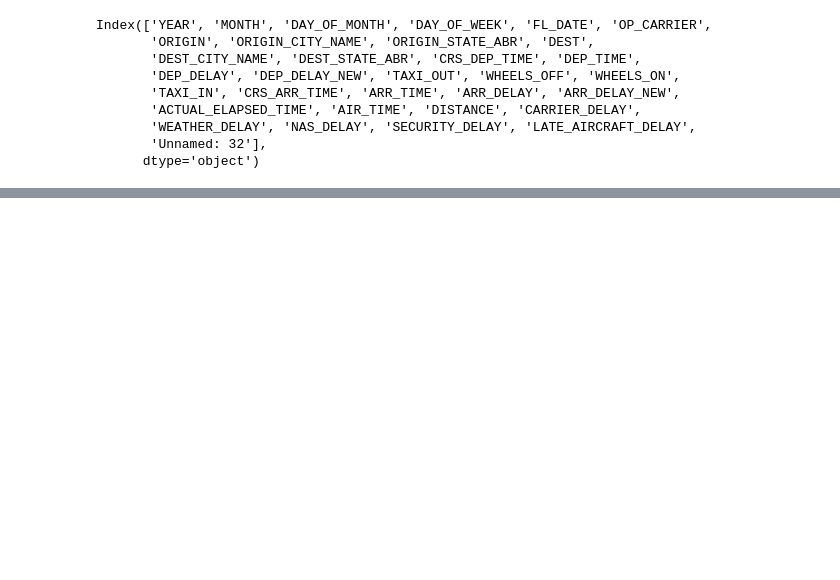
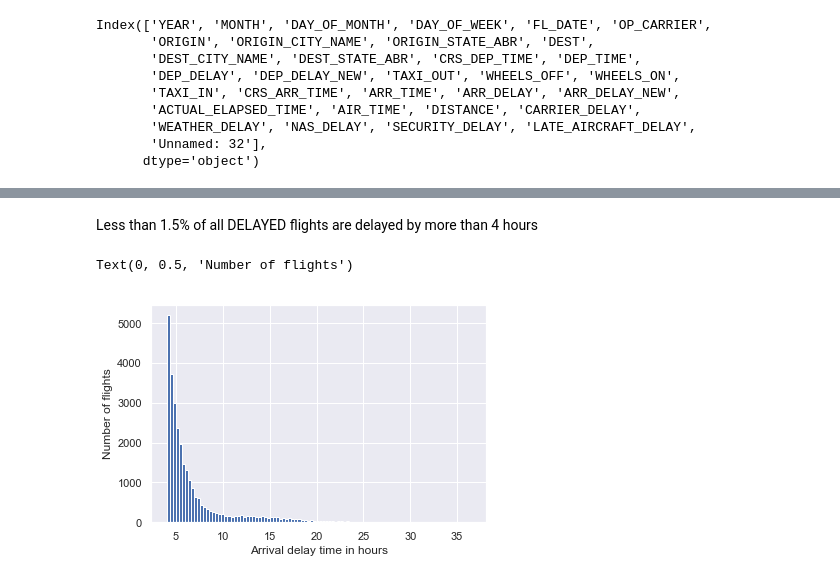
Before and after one commit to dmitriykats1/Springboard, a Jupyter notebook: Capstone1/import_data.ipynb, the cells around one changed output, grey strips where cells are left out. Cells and saved outputs as stored; diff of their text form; code cells hidden in the pictures; blank space fills up the shorter version.

```diff
--- a/Capstone1/import_data.ipynb
+++ b/Capstone1/import_data.ipynb
@@ -154,0 +220,10 @@ plt.show()
+# %% [markdown]
+Less than 1.5% of all DELAYED flights are delayed by more than 4 hours
+# %%
+delay_4 = delay_4hr.ARR_DELAY / 60
+delay_4.hist(bins=100)
+plt.xlabel('Arrival delay time in hours')
+plt.ylabel('Number of flights')
+# %% [output]
+Text(0, 0.5, 'Number of flights')
+[figure, added]
```
Also changed, not shown: parts of 18 cells of this notebook.
